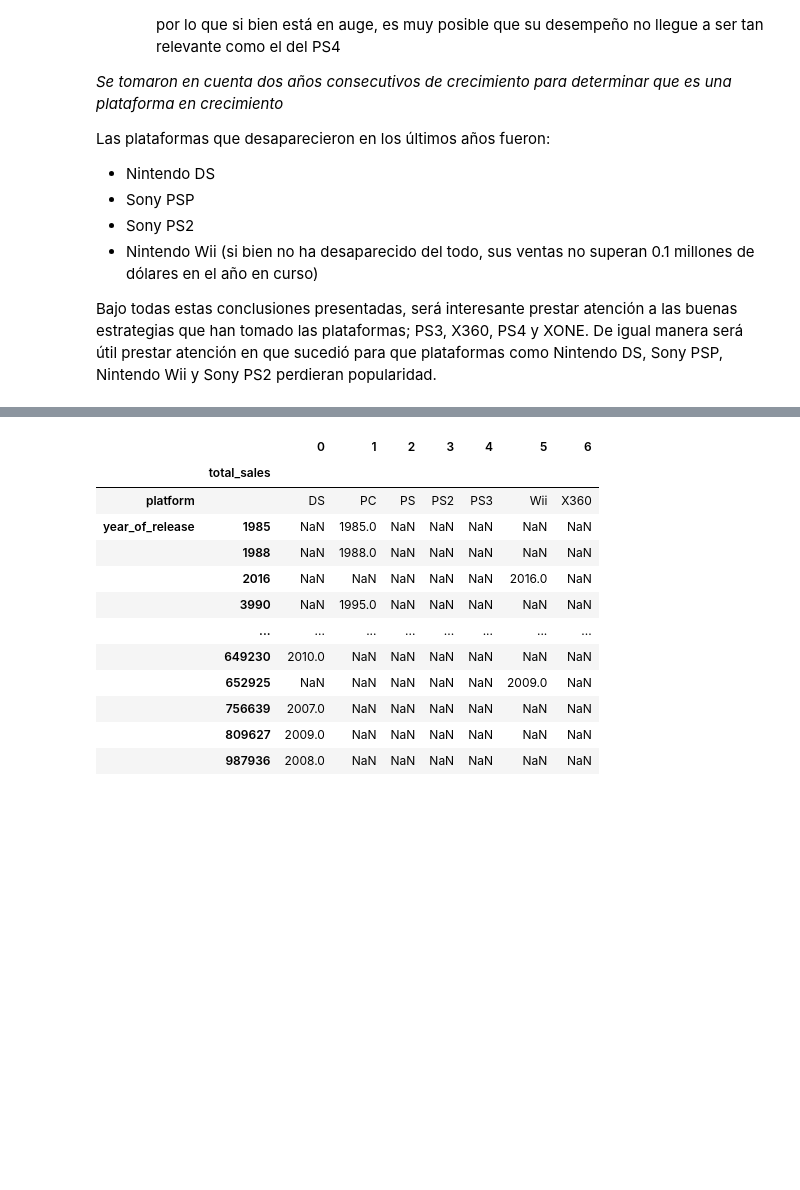
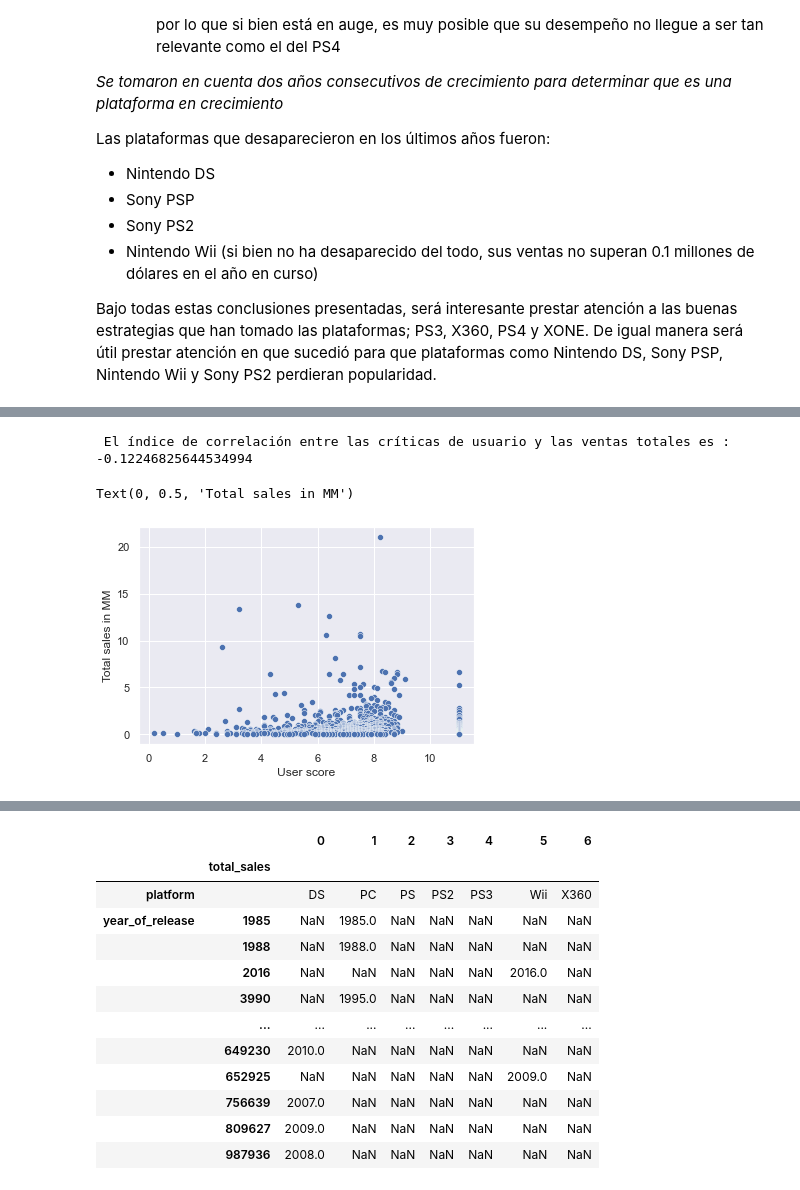
Before and after one commit to OmiHdz/project_s6, a Jupyter notebook: project_s6.ipynb, the cells around one changed output, grey strips where cells are left out. Saved outputs shown, nothing was run; the diff lists cells and outputs as text; code cells hidden in the pictures; blank space fills up the shorter version.

```diff
--- a/project_s6.ipynb
+++ b/project_s6.ipynb
@@ -855,0 +916,10 @@ Creando un gráfico de dispersión y calculando la correlación entre las reseñ
+# %%
+#Creando un scatterplots para visualizar mejor los datos del PS3
+print(f" El índice de correlación entre las críticas de usuario y las ventas totales es : {ps3['user_score'].corr(ps3['total_sales'])} ")
+sns.scatterplot(data=ps3, x='user_score', y='total_sales')
+plt.xlabel('User score')
+plt.ylabel('Total sales in MM')
+# %% [output]
+ El índice de correlación entre las críticas de usuario y las ventas totales es : -0.12246825644534994
+Text(0, 0.5, 'Total sales in MM')
+[figure, added]
```
Also changed, not shown: parts of 20 cells of this notebook.
